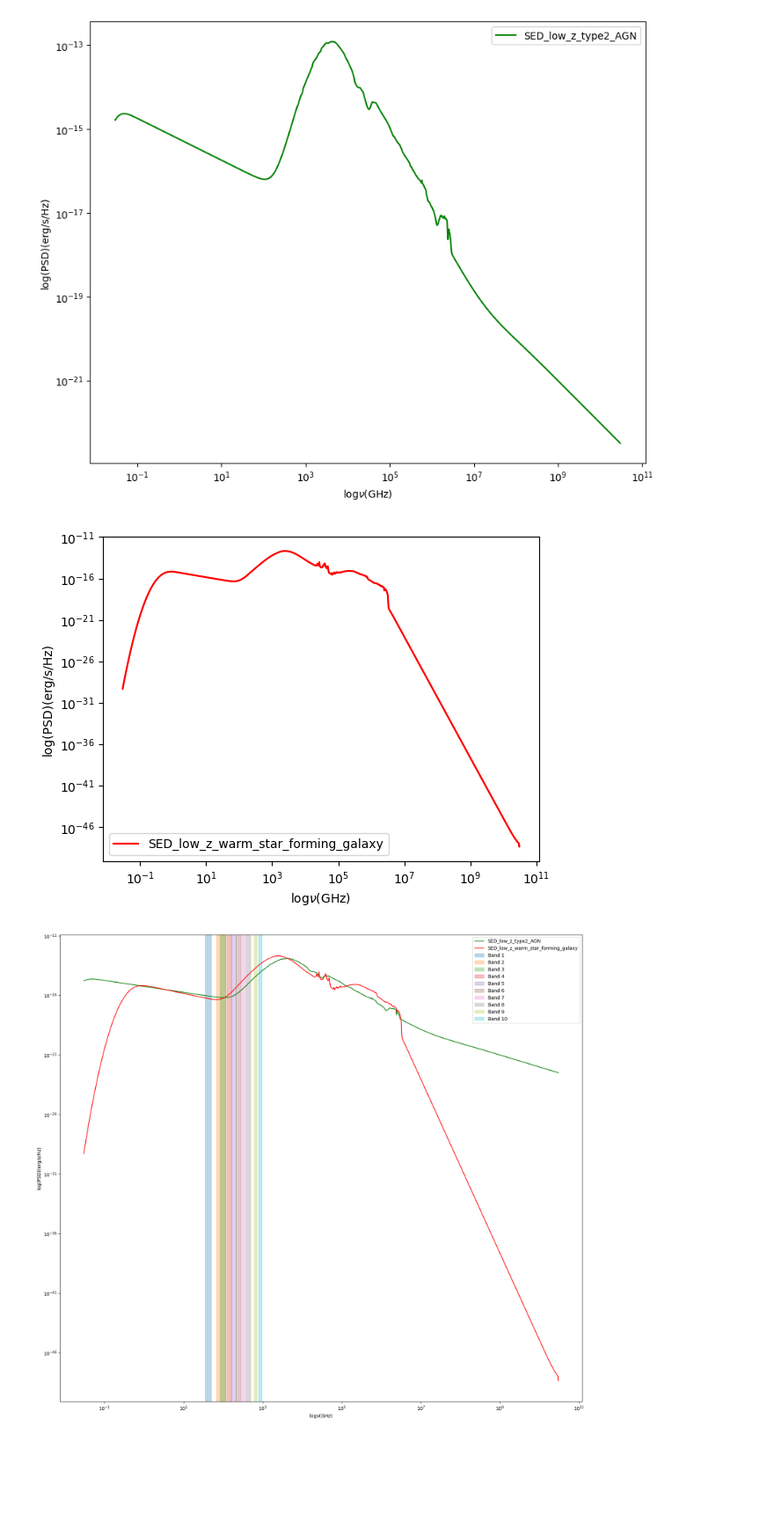
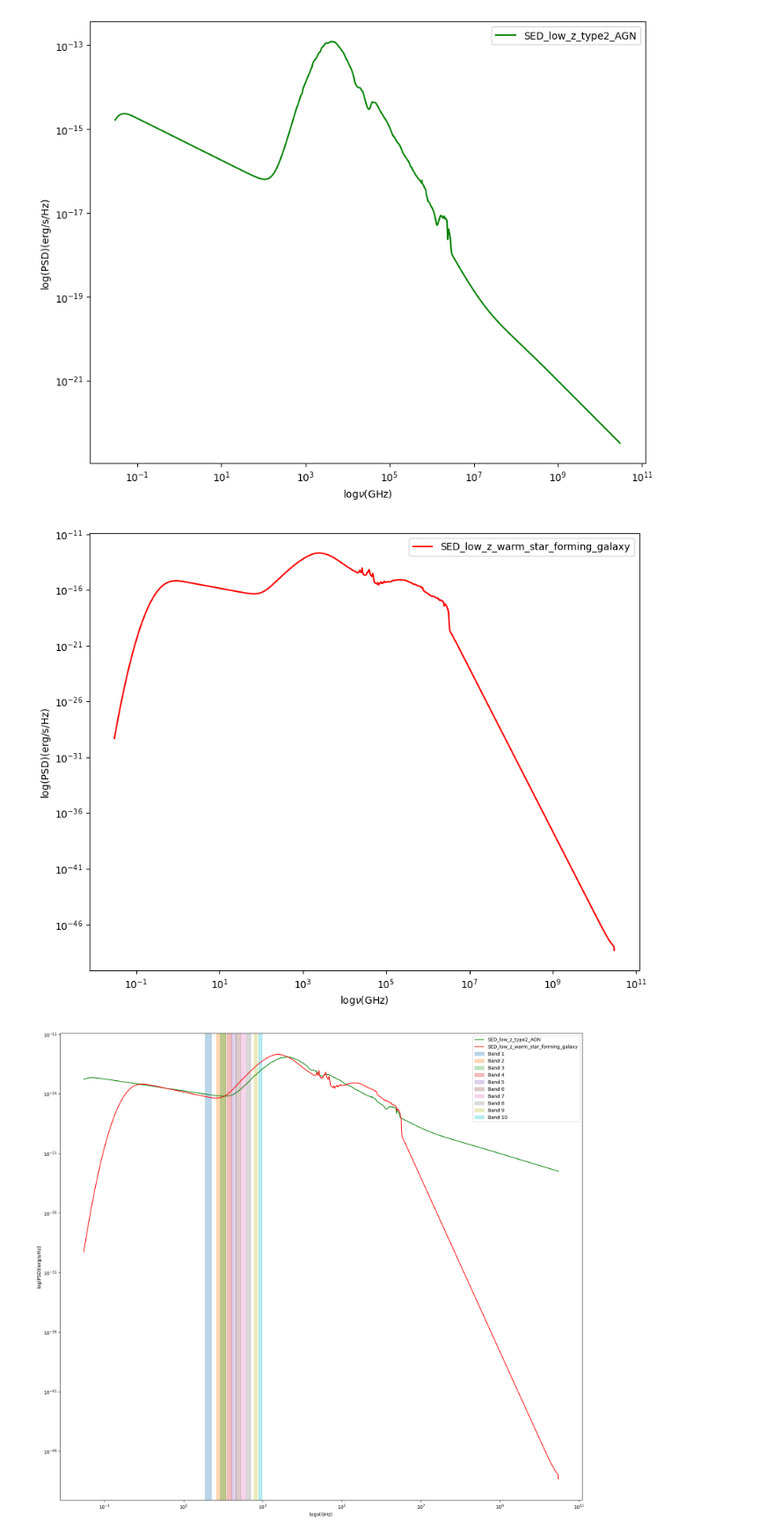
Before and after one commit to MicheleDelliVeneri/ALMASim, a Jupyter notebook: experimental/Sed-plot.ipynb, the cells around one changed output. Shown at 88% size. Drawn from its saved outputs; the diff is of its cells as text; code cells hidden in the pictures; blank space fills up the shorter version.

```diff
--- a/experimental/Sed-plot.ipynb
+++ b/experimental/Sed-plot.ipynb
@@ -31,22 +32,23 @@ plt.show()
 # %%
 plt.figure(figsize=[10,8])
 plt.plot(nu,db['erg/s/Hz'], color='green', label='SED_low_z_type2_AGN')
 plt.xscale('log')
 plt.yscale('log')
 plt.xlabel('log$\\nu$(GHz)')
 plt.ylabel('log(PSD)(erg/s/Hz)')
 plt.legend()
 plt.show()
+plt.figure(figsize=[10,8])
 plt.plot(nu2,db2['erg/s/Hz'], color='red',label='SED_low_z_warm_star_forming_galaxy')
 plt.xscale('log')
 plt.yscale('log')
 plt.xlabel('log$\\nu$(GHz)')
 plt.ylabel('log(PSD)(erg/s/Hz)')
 plt.legend()
 plt.show()
 # %% [output]
 [figure]
-[figure, old version]
+[figure, new version]
 # %%
 Alma_band= {
     'Band':['Band 1','Band 2','Band 3','Band 4','Band 5','Band 6','Band 7','Band 8','Band 9','Band 10'],
```
Also changed, not shown: parts of 3 cells of this notebook, 1 other file.
